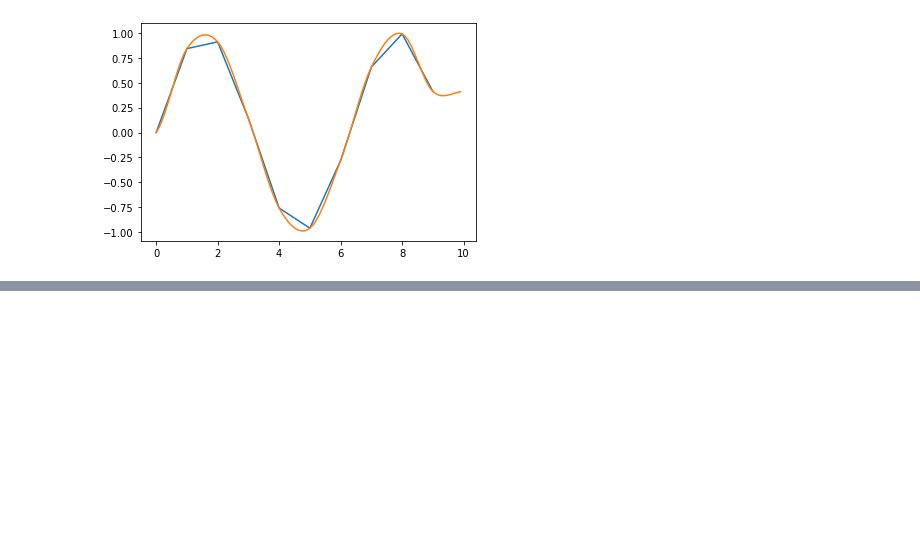
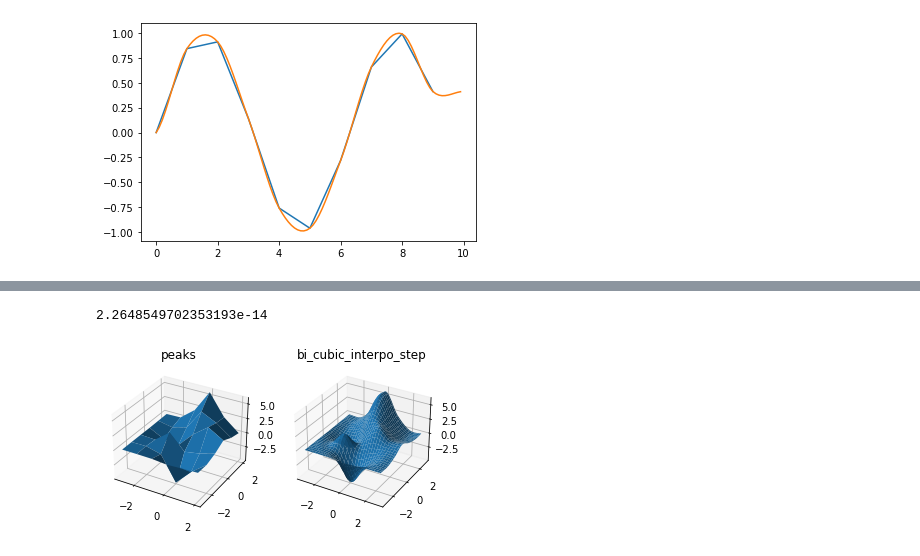
Before and after one commit to waiting4love/CubicInterpo, a Jupyter notebook: CubicInterpo.ipynb, the cells around one changed output, grey strips where cells are left out. Drawn from its saved outputs; the diff is of its cells as text; code cells hidden in the pictures; blank space fills up the shorter version.

Commit message:
add cut and step functions

```diff
--- a/CubicInterpo.ipynb
+++ b/CubicInterpo.ipynb
@@ -92,0 +112,20 @@ plt.show()
+# %%
+z3 = bi_cubic_interpo_step(z, 0.1, 0.1)
+
+fig = plt.figure()
+
+ax1 = fig.add_subplot(121, projection='3d')
+ax1.title.set_text('peaks')
+ax1.plot_surface(x_2d, y_2d, z)
+
+x_2d2, y_2d2= np.meshgrid(x2, y2)
+ax2 = fig.add_subplot(122, projection='3d')
+ax2.title.set_text('bi_cubic_interpo_step')
+ax2.plot_surface(x_2d2, y_2d2, z3)
+
+print(np.fabs(z3-z2).max())
+
+plt.show()
+# %% [output]
+2.2648549702353193e-14
+[figure, added]
```
Also changed, not shown: parts of 8 cells of this notebook.
